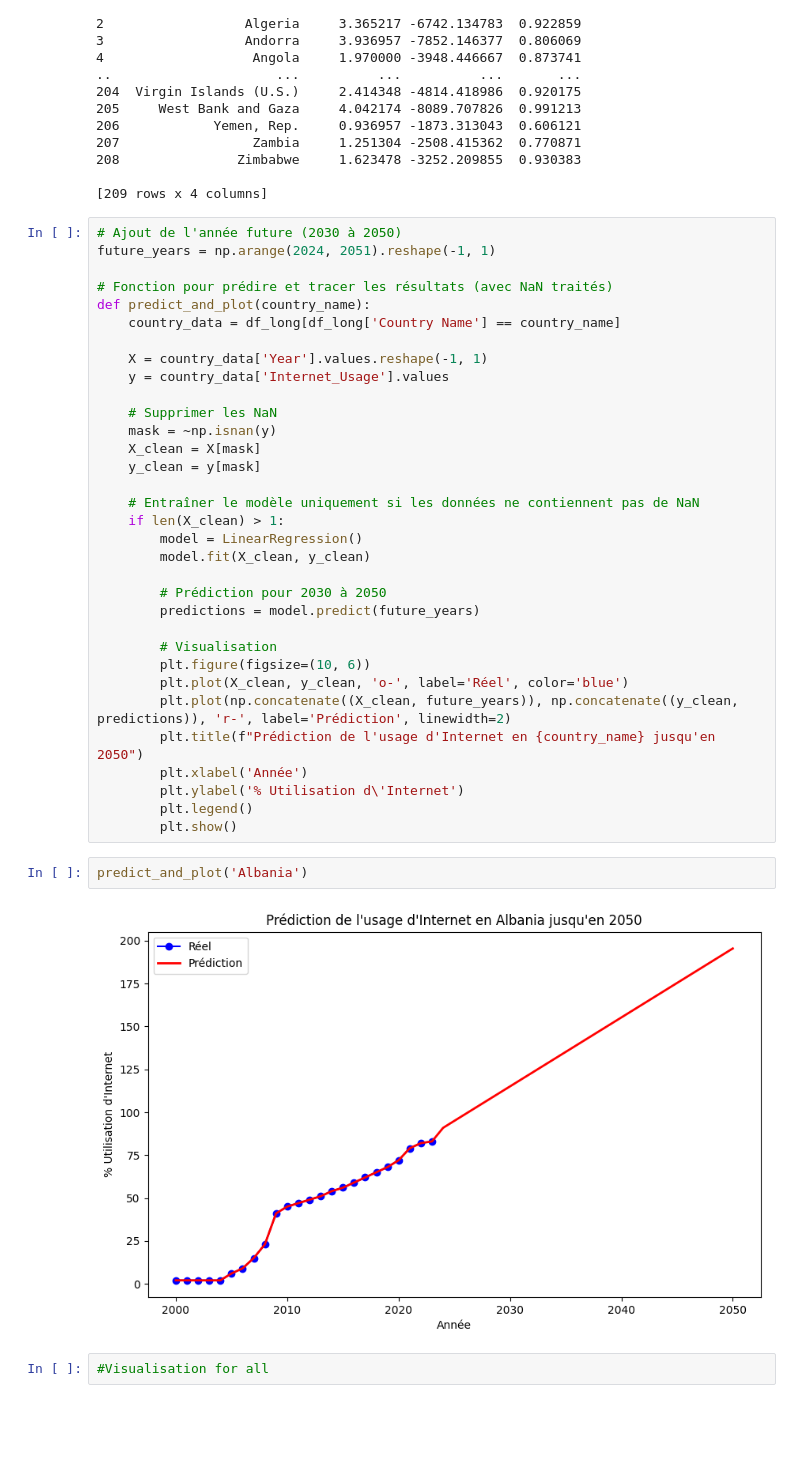
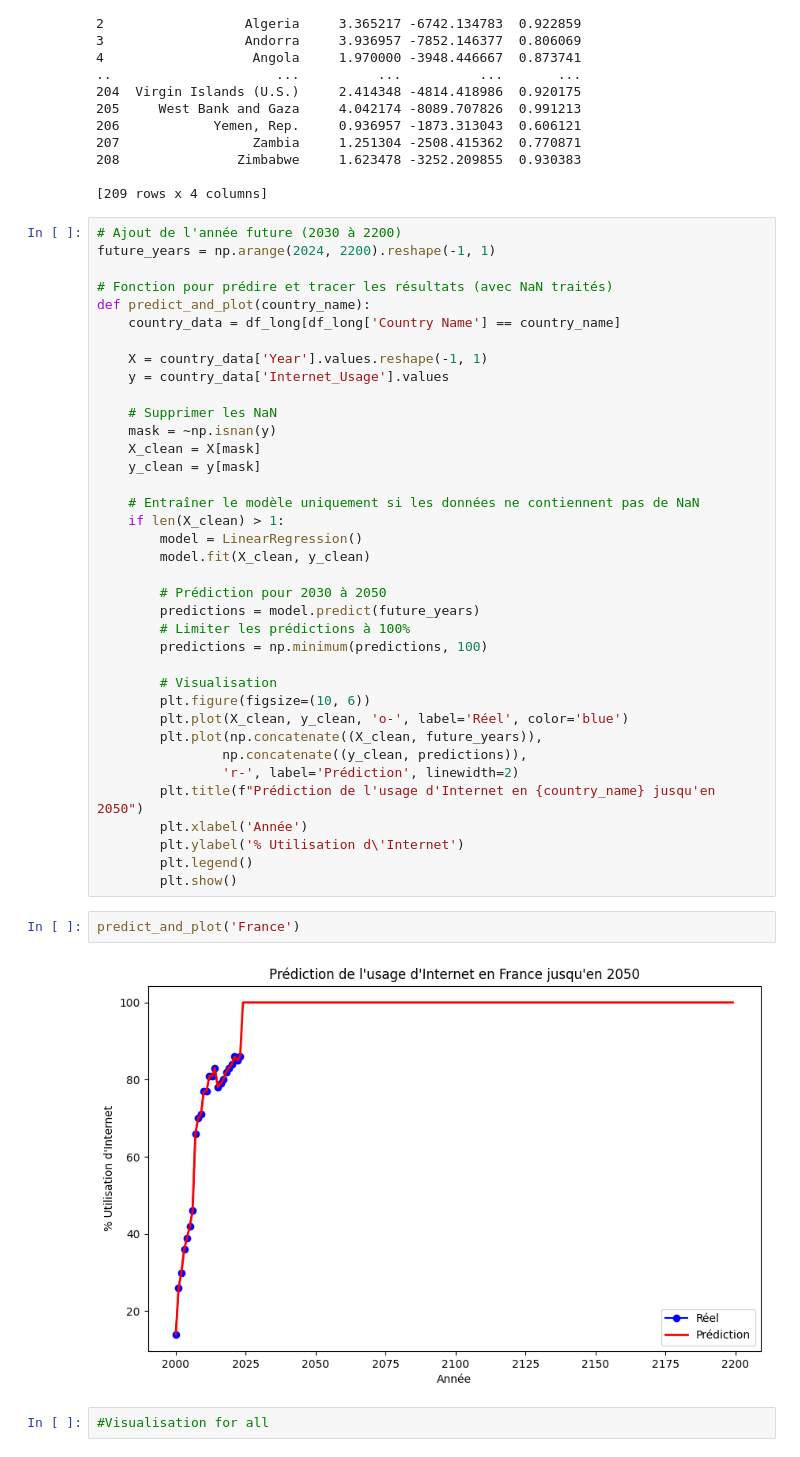
Before and after one commit to Mnr04/Data_Bootcamps_Projects, a Jupyter notebook: _Analyzing_global _internet _patterns copy.ipynb, the cells around one changed output. Cells and saved outputs as stored; diff of their text form; blank space fills up the shorter version.

```diff
--- a/_Analyzing_global _internet _patterns copy.ipynb
+++ b/_Analyzing_global _internet _patterns copy.ipynb
@@ -798,8 +798,8 @@ print(results_df)
 
 [209 rows x 4 columns]
 # %%
-# Ajout de l'année future (2030 à 2050)
-future_years = np.arange(2024, 2051).reshape(-1, 1)
+# Ajout de l'année future (2030 à 2200)
+future_years = np.arange(2024, 2200).reshape(-1, 1)
 
 # Fonction pour prédire et tracer les résultats (avec NaN traités)
 def predict_and_plot(country_name):
@@ -820,20 +820,24 @@ def predict_and_plot(country_name):
 
         # Prédiction pour 2030 à 2050
         predictions = model.predict(future_years)
+        # Limiter les prédictions à 100%
+        predictions = np.minimum(predictions, 100)
 
         # Visualisation
         plt.figure(figsize=(10, 6))
         plt.plot(X_clean, y_clean, 'o-', label='Réel', color='blue')
-        plt.plot(np.concatenate((X_clean, future_years)), np.concatenate((y_clean, predictions)), 'r-', label='Prédiction', linewidth=2)
+        plt.plot(np.concatenate((X_clean, future_years)),
+                np.concatenate((y_clean, predictions)),
+                'r-', label='Prédiction', linewidth=2)
         plt.title(f"Prédiction de l'usage d'Internet en {country_name} jusqu'en 2050")
         plt.xlabel('Année')
         plt.ylabel('% Utilisation d\'Internet')
         plt.legend()
         plt.show()
 # %%
-predict_and_plot('Albania')
+predict_and_plot('France')
 # %% [output]
-[figure, old version]
+[figure, new version]
 # %%
 #Visualisation for all
 # %%
```
Also changed, not shown: parts of 3 cells of this notebook.
